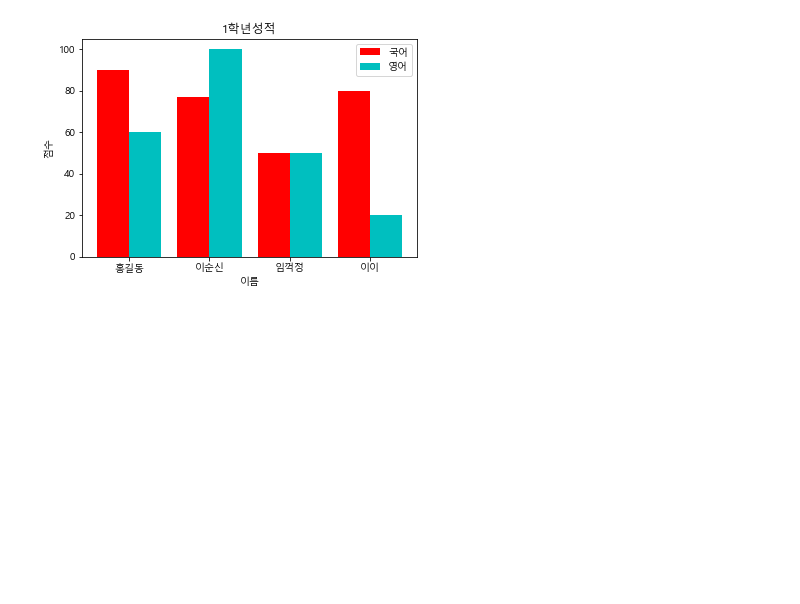
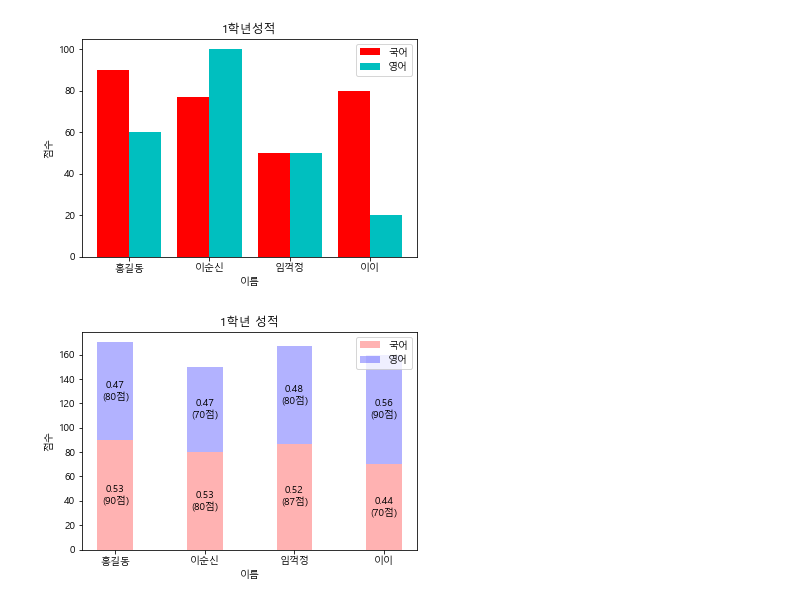
Before and after one commit to Ko-jongyoon/ssmc_python, a Jupyter notebook: pandas/chartTest3.ipynb, the cells around one changed output. Saved outputs shown, nothing was run; the diff lists cells and outputs as text; code cells hidden in the pictures; blank space fills up the shorter version.

Commit message:
matplotlib chart

```diff
--- a/pandas/chartTest3.ipynb
+++ b/pandas/chartTest3.ipynb
@@ -53,3 +53,34 @@ plt.legend() # plt.legend(['국어','영어'])
 plt.show()
 # %% [output]
 [figure]
+# %%
+colors = ['r','g','b','y']
+xLabel = ['홍길동','이순신','임꺽정','이이']
+x =[1,2,3,4]
+kor = [90,80,87,70]
+eng = [80,70,80,90]
+
+plt.bar(x,kor,color='r',
+        width=0.4,
+        label='국어',
+        alpha = 0.3)
+
+plt.bar(x,eng,color='b',
+        width=0.4,
+        label='영어',
+        bottom=kor,# 영어 점수를 국어 점수 밑에 깔고 더해라 -> 총점도 잘 보일듯
+        alpha = 0.3
+       )
+
+for x_,k,e in zip(x,kor,eng):
+    plt.text(x_,k/2,'%.2f\n(%d점)'%((k/(k+e)),k),va = 'center', ha = 'center')
+    plt.text(x_,e/2+k,'%.2f\n(%d점)'%((e/(k+e)),e),va = 'center', ha = 'center')
+
+plt.xticks(x,xLabel)
+plt.xlabel('이름')
+plt.ylabel('점수')
+plt.title('1학년 성적')
+plt.legend()
+plt.show()
+# %% [output]
+[figure, added]
```
Also changed, not shown: 6 other files.
